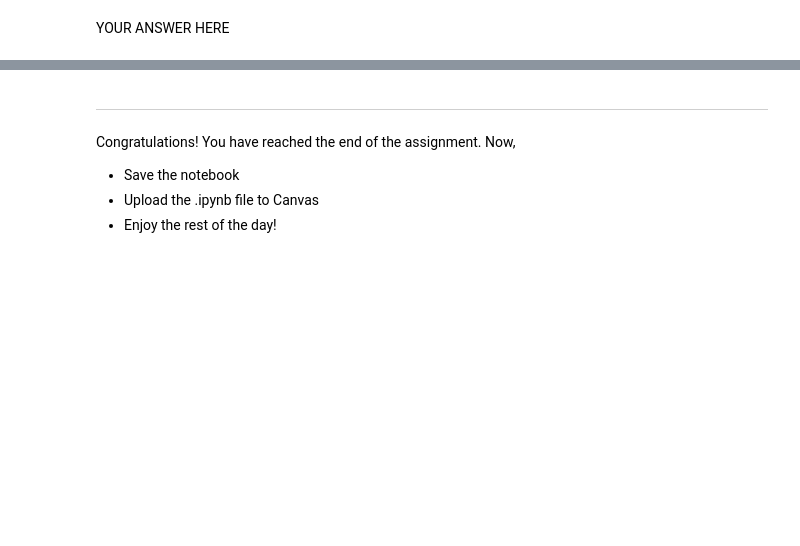
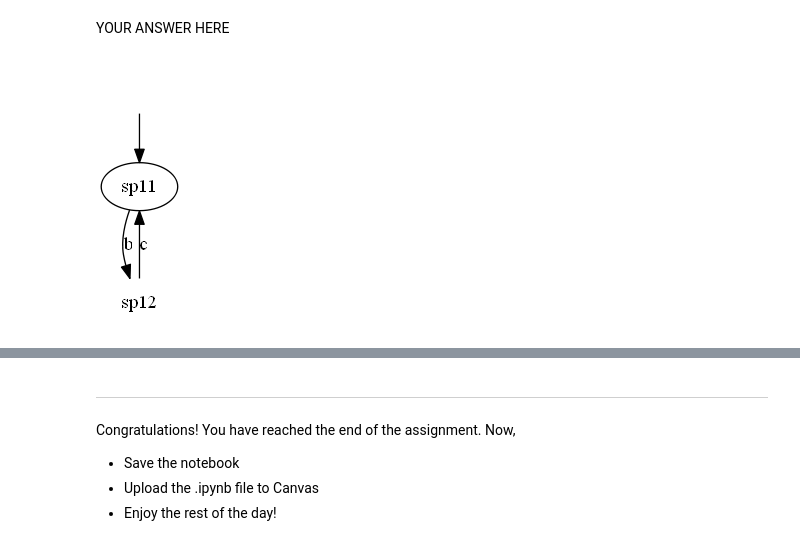
Before and after one commit to Eliacus/SSY165-Assignments, a Jupyter notebook: Assignment-1/sync_and_reach.ipynb, the cells around one changed output, grey strips where cells are left out. Saved outputs shown, nothing was run; the diff lists cells and outputs as text; code cells hidden in the pictures; blank space fills up the shorter version.

```diff
--- a/Assignment-1/sync_and_reach.ipynb
+++ b/Assignment-1/sync_and_reach.ipynb
@@ -795,0 +798,12 @@ plot_automaton(sp2_new, 'SP2_new')
+# %%
+sp1_new = Automaton(states={'sp11', 'sp12'},
+                           init='sp11',
+                           events={'b', 'c'},
+                           trans={Transition('sp11', 'b', 'sp12'),
+                                  Transition('sp12', 'c', 'sp11')},
+                           marked={'sp11'})
+
+# YOUR CODE HERE
+plot_automaton(sp1_new, 'SP1_new')
+# %% [output]
+[figure, added]
```
Also changed, not shown: parts of 10 cells of this notebook, 6 other files.
